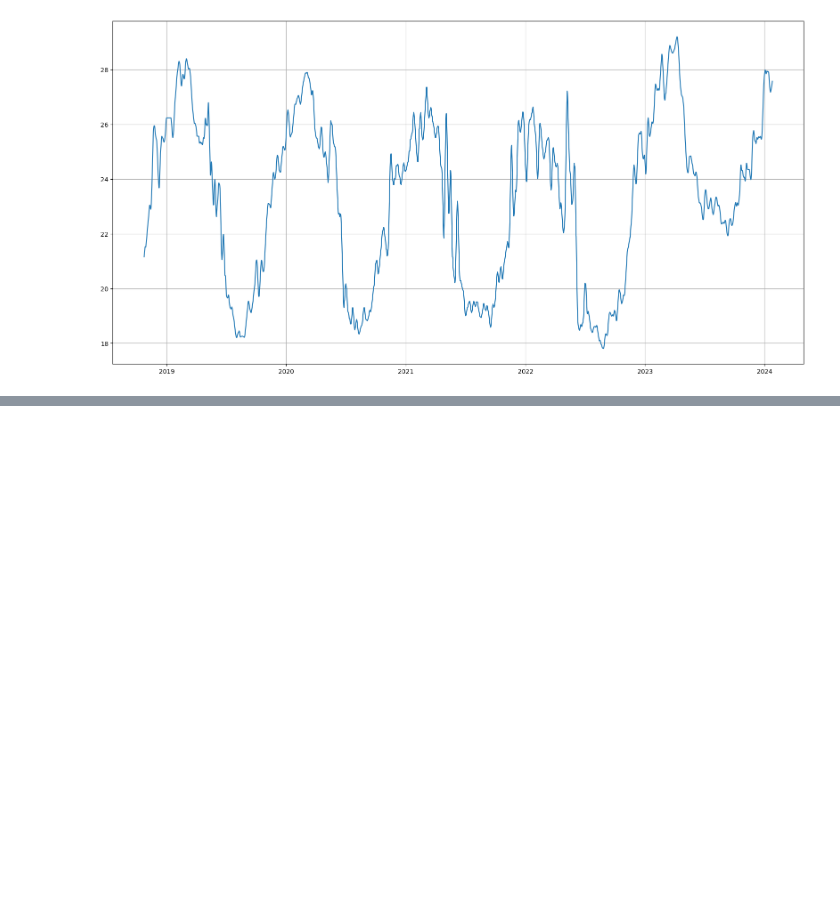
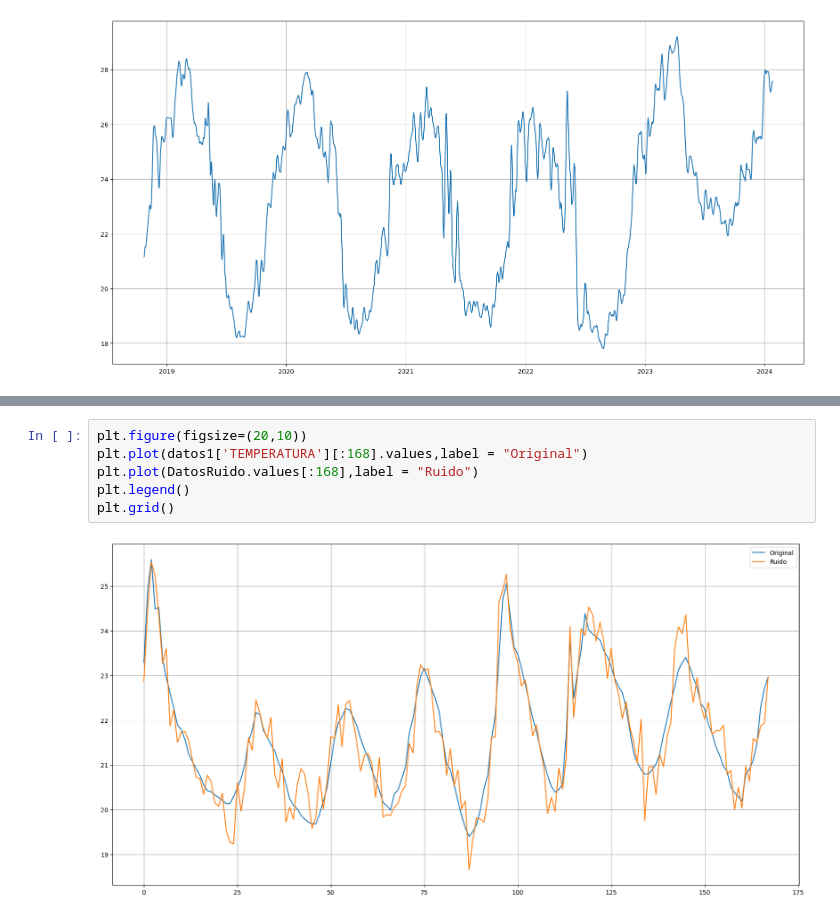
Before and after one commit to JuanPrada26/TesisMaestriaJuanDiegoPrada, a Jupyter notebook: Modelos/STL -DP/STL -DP.ipynb, the cells around one changed output, grey strips where cells are left out. Drawn from its saved outputs; the diff is of its cells as text; blank space fills up the shorter version.

```diff
--- a/Modelos/STL -DP/STL -DP.ipynb
+++ b/Modelos/STL -DP/STL -DP.ipynb
@@ -162,0 +164,8 @@ plt.grid()
+# %%
+plt.figure(figsize=(20,10))
+plt.plot(datos1['TEMPERATURA'][:168].values,label = "Original")
+plt.plot(DatosRuido.values[:168],label = "Ruido")
+plt.legend()
+plt.grid()
+# %% [output]
+[figure, added]
```
Also changed, not shown: parts of 21 cells of this notebook, 15 other files.
